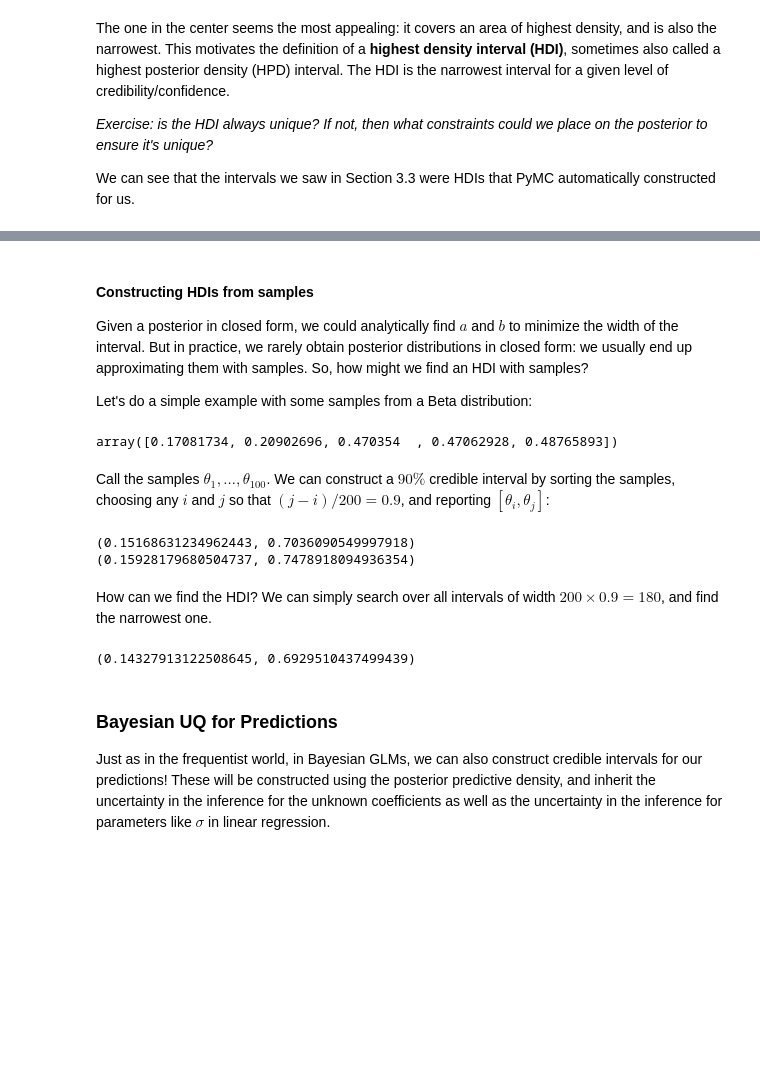
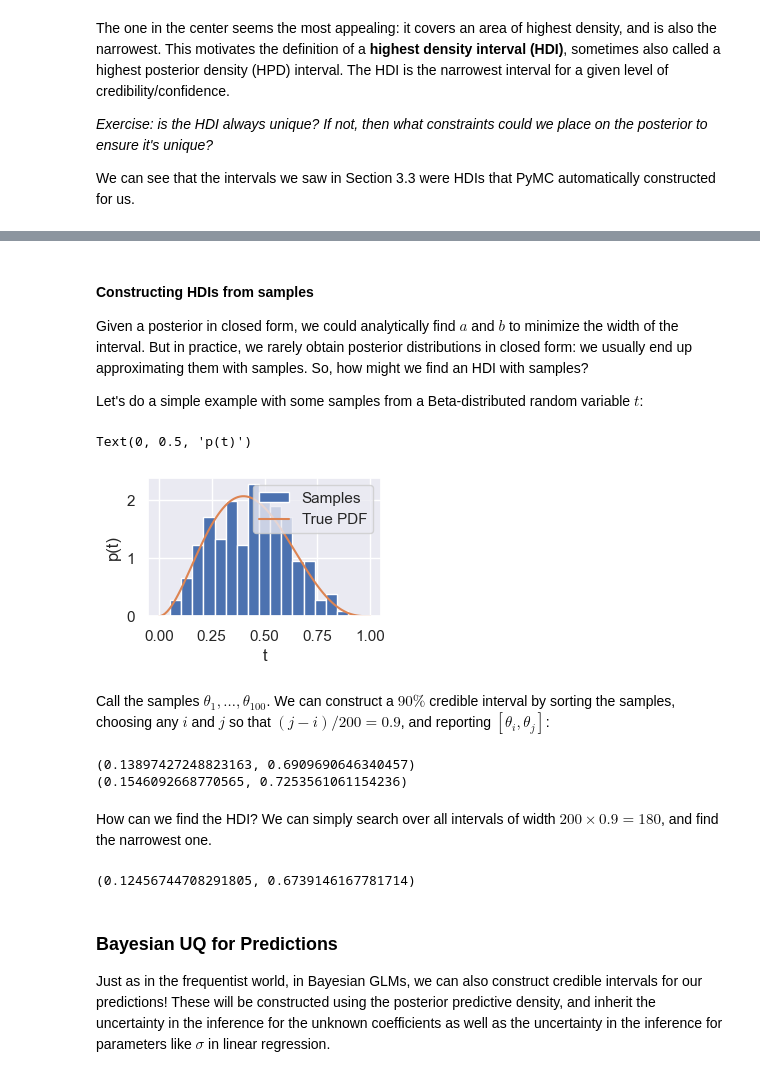
Before and after one commit to ds-102/ds-102-book, a Jupyter notebook: ds-102-book/content/chapters/03/05_uncertainty_quantification.ipynb, the cells around one changed output, grey strips where cells are left out. Drawn from its saved outputs; the diff is of its cells as text; code cells hidden in the pictures; blank space fills up the shorter version.

```diff
--- a/ds-102-book/content/chapters/03/05_uncertainty_quantification.ipynb
+++ b/ds-102-book/content/chapters/03/05_uncertainty_quantification.ipynb
@@ -132,13 +146,21 @@ YouTubeVideo('8ozFH1ZN7Qw')
 
 Given a posterior in closed form, we could analytically find $a$ and $b$ to minimize the width of the interval. But in practice, we rarely obtain posterior distributions in closed form: we usually end up approximating them with samples. So, how might we find an HDI with samples?
 
-Let's do a simple example with some samples from a Beta distribution:
+Let's do a simple example with some samples from a Beta-distributed random variable $t$:
 # %%
 num_samples = 200
-samples = stats.beta(3, 4).rvs(num_samples)
-samples[:5]
+distribution = stats.beta(3, 4)
+samples = distribution.rvs(num_samples)
+f, ax = plt.subplots(1, 1, figsize=(3, 1.8))
+t = np.linspace(0, 1, 100)
+ax.hist(samples, bins=np.linspace(0, 1, 20), density=True, label='Samples')
+ax.plot(t, distribution.pdf(t), label='True PDF')
+ax.legend()
+ax.set_xlabel('t')
+ax.set_ylabel('p(t)');
 # %% [output]
-array([0.17081734, 0.20902696, 0.470354  , 0.47062928, 0.48765893])
+Text(0, 0.5, 'p(t)')
+[figure, added]
 # %% [markdown]
 Call the samples $\theta_1, \ldots, \theta_{100}$. We can construct a $90\%$ credible interval by sorting the samples, choosing any $i$ and $j$ so that $(j-i)/200 = 0.9$, and reporting $[\theta_i, \theta_j]$:
 # %%
@@ -150,8 +172,8 @@ credible_interval_2 = (sorted_samples[i2], sorted_samples[j2])
 print(credible_interval_1)
 print(credible_interval_2)
 # %% [output]
-(0.15168631234962443, 0.7036090549997918)
-(0.15928179680504737, 0.7478918094936354)
+(0.13897427248823163, 0.6909690646340457)
+(0.1546092668770565, 0.7253561061154236)
 # %% [markdown]
 How can we find the HDI? We can simply search over all intervals of width $200 \times 0.9 = 180$, and find the narrowest one.
 # %%
@@ -170,7 +192,7 @@ print((
     sorted_samples[narrowest_start_so_far + interval_samples]
 ))
 # %% [output]
-(0.14327913122508645, 0.6929510437499439)
+(0.12456744708291805, 0.6739146167781714)
 # %% [markdown]
 ### Bayesian UQ for Predictions
 
```
Also changed, not shown: parts of 8 cells of this notebook, 1 other file.
